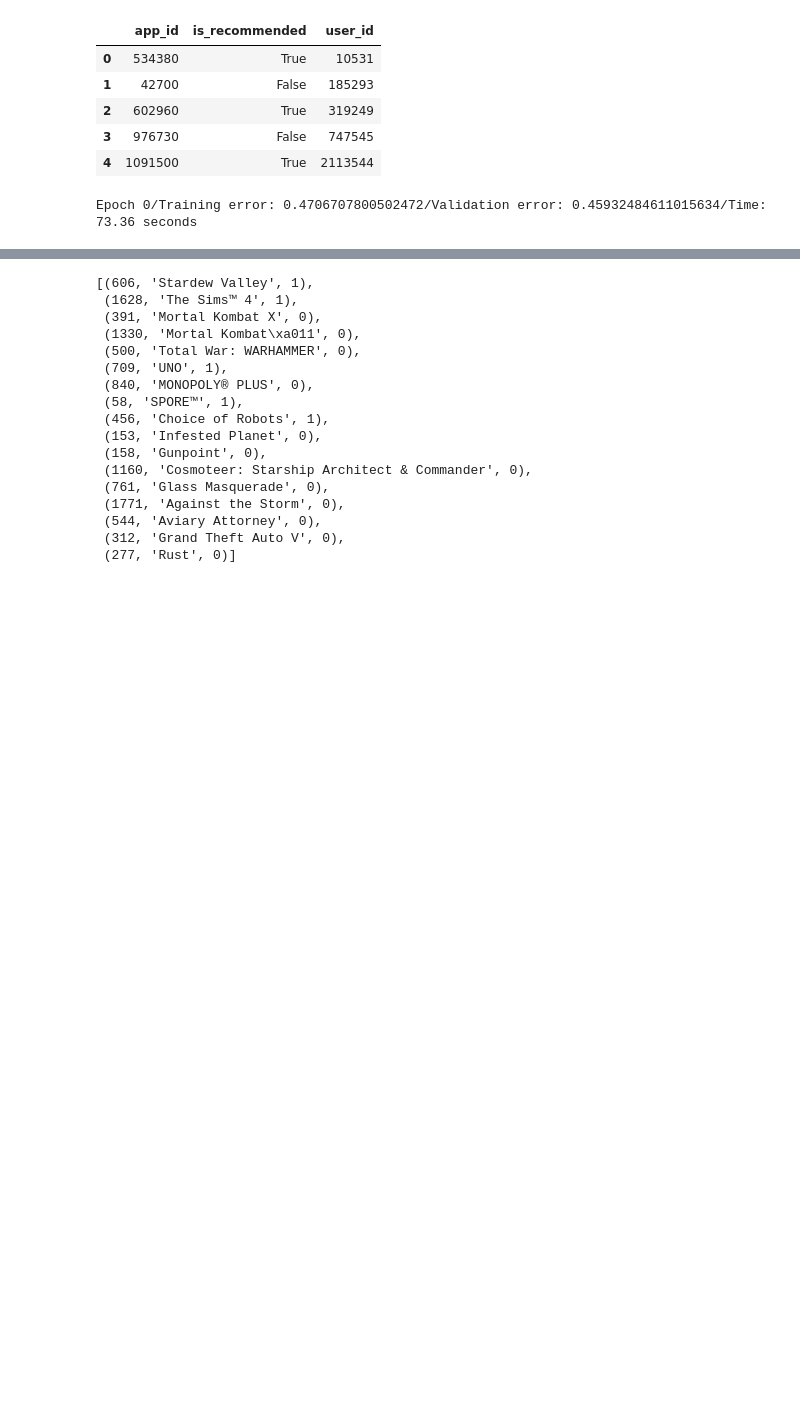
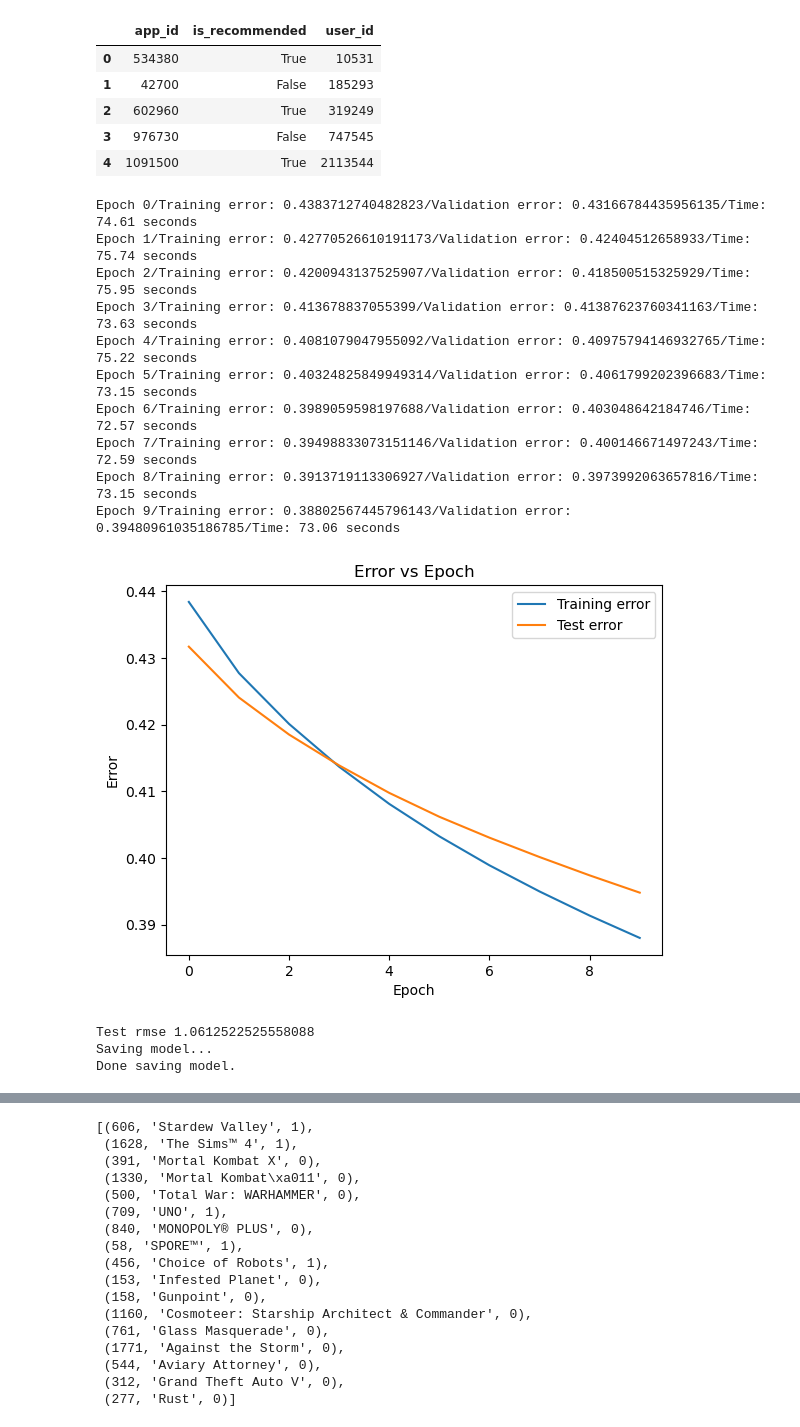
Before and after one commit to MitchellJC/game-rec, a Jupyter notebook: svdtuning.ipynb, the cells around one changed output, grey strips where cells are left out. Saved outputs shown, nothing was run; the diff lists cells and outputs as text; code cells hidden in the pictures; blank space fills up the shorter version.

```diff
--- a/svdtuning.ipynb
+++ b/svdtuning.ipynb
@@ -40,46 +40,59 @@ rec_data.set_titles(titles)
 train_data, test = rec_data.leave_k_out_split()
 train_data, val = train_data.leave_k_out_split()
 # %%
-EPOCHS = 5
+EPOCHS = 10
 
 random.seed(42)
 np.random.seed(42)
 
 # Fit and predict with svd
 svd_predictor = LogisticSVD(
-    train_data.get_num_users(), train_data.get_num_items(), 2, k=10, epochs=EPOCHS,
-    learning_rate=0.001, C=0.02)
+    train_data.get_num_users(), train_data.get_num_items(), 2, k=100, epochs=EPOCHS,
+    learning_rate=0.01, C=0.02)
 svd_predictor.fit(train_data.get_matrix(), validation_set=val)
 
 # Plot error
 errors = svd_predictor.get_train_errors()
 val_errors = svd_predictor.get_val_errors()
 plt.plot(range(len(errors)), errors, label='Training error')
 plt.plot(range(len(val_errors)), val_errors, label='Test error')
 plt.xlabel('Epoch')
 plt.ylabel('Error')
 plt.title('Error vs Epoch')
 plt.legend()
 plt.show()
 
 # Compute rmse
 predictions = svd_predictor.predict_pairs([(user, item) for user, item, _ in val])
 predictions = [prediction + (val[i][2],) for i, prediction in enumerate(predictions)]
 metrics = Metrics()
 rmse = metrics.rmse(predictions)
 print("Test rmse", rmse)
 
 # Ensure file exists
 model_dir = model_dir = "saved_models/{}-{}-{}-{}-{}-{}_{}".format(
     *(time.localtime()[:6] + (round(rmse, 4), ))).replace(".", "-") + ".pkl"
 file = open(model_dir, 'a')
 file.close()
 
 # Save model
 print("Saving model...")
 with open(model_dir, 'wb') as file:
     pickle.dump([svd_predictor, rec_data, train_data, val, test], file)
 print("Done saving model.")
 # %% [output]
-Epoch 0/Training error: 0.4706707800502472/Validation error: 0.45932484611015634/Time: 73.36 seconds
+Epoch 0/Training error: 0.4383712740482823/Validation error: 0.43166784435956135/Time: 74.61 seconds
+Epoch 1/Training error: 0.42770526610191173/Validation error: 0.42404512658933/Time: 75.74 seconds
+Epoch 2/Training error: 0.4200943137525907/Validation error: 0.418500515325929/Time: 75.95 seconds
+Epoch 3/Training error: 0.413678837055399/Validation error: 0.41387623760341163/Time: 73.63 seconds
+Epoch 4/Training error: 0.4081079047955092/Validation error: 0.40975794146932765/Time: 75.22 seconds
+Epoch 5/Training error: 0.40324825849949314/Validation error: 0.4061799202396683/Time: 73.15 seconds
+Epoch 6/Training error: 0.3989059598197688/Validation error: 0.403048642184746/Time: 72.57 seconds
+Epoch 7/Training error: 0.39498833073151146/Validation error: 0.400146671497243/Time: 72.59 seconds
+Epoch 8/Training error: 0.3913719113306927/Validation error: 0.3973992063657816/Time: 73.15 seconds
+Epoch 9/Training error: 0.38802567445796143/Validation error: 0.39480961035186785/Time: 73.06 seconds
+[figure, added]
+Test rmse 1.0612522525558088
+Saving model...
+Done saving model.
 # %%
```
Also changed, not shown: parts of 1 cell of this notebook.
